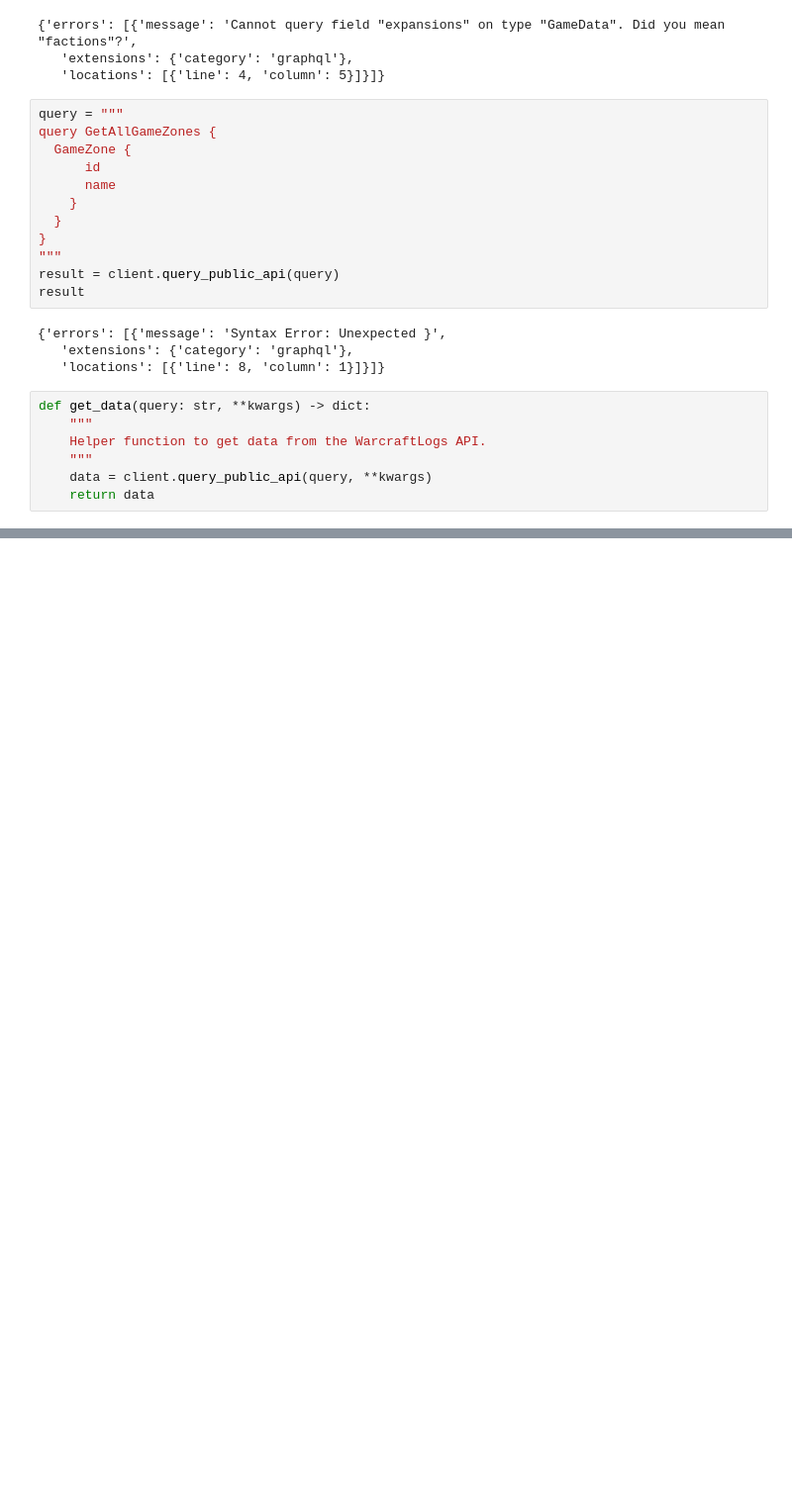
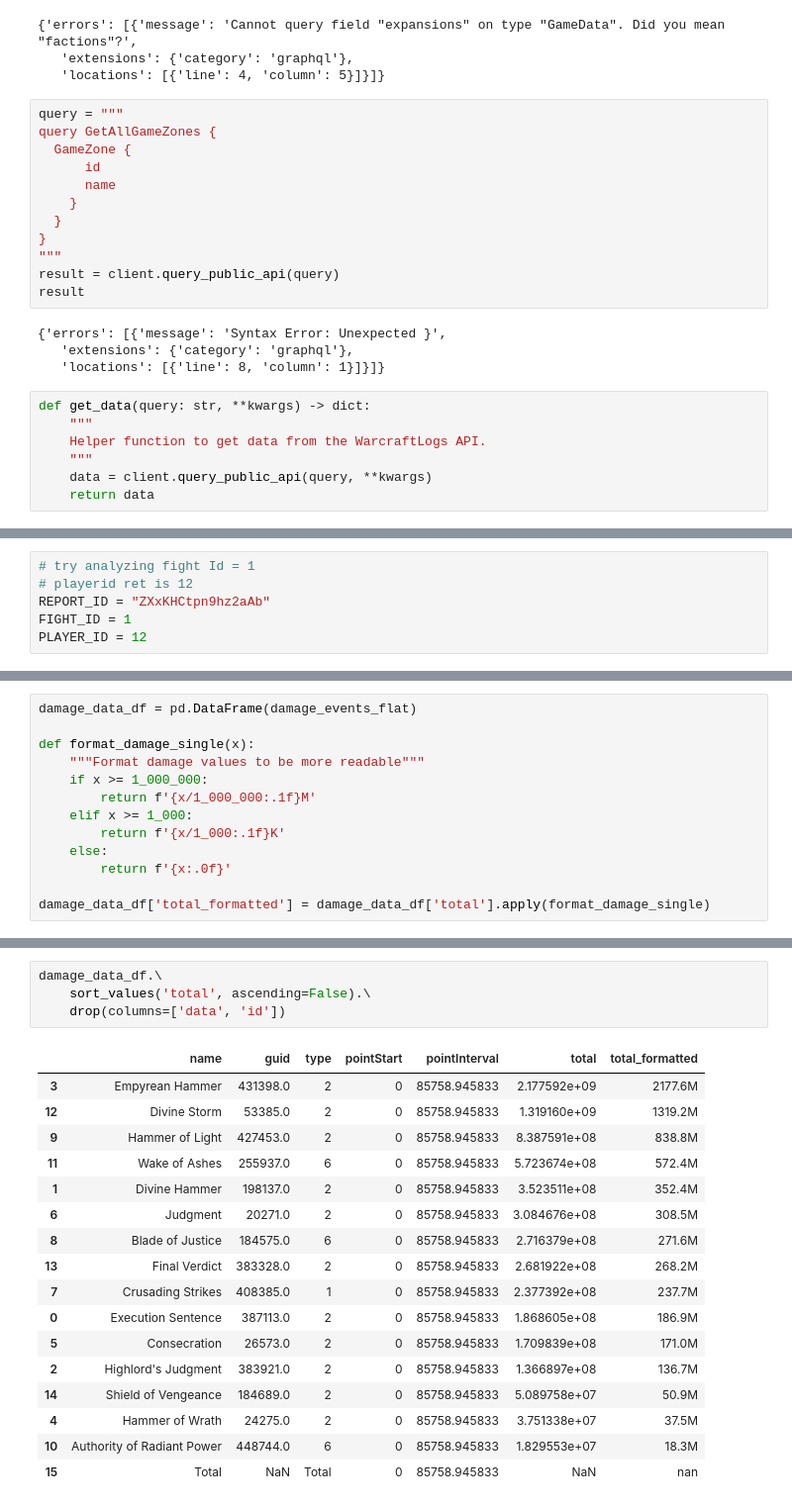
Before and after one commit to shex1627/warcraftlogs, a Jupyter notebook: notebooks/test_import.ipynb, the cells around one changed output, grey strips where cells are left out. Shown at 99% size. Saved outputs shown, nothing was run; the diff lists cells and outputs as text; blank space fills up the shorter version.

```diff
--- a/notebooks/test_import.ipynb
+++ b/notebooks/test_import.ipynb
@@ -74 +132,7 @@ resp = client.query_public_api(query, {"code":"ZXxKHCtpn9hz2aAb"})
+# %%
+# try analyzing fight Id = 1
+# playerid ret is 12
+REPORT_ID = "ZXxKHCtpn9hz2aAb"
+FIGHT_ID = 1
+PLAYER_ID = 12
 # %%
@@ -93,0 +468,13 @@ resp['data']['reportData']['report']['playerDetails']
+# %%
+damage_data_df = pd.DataFrame(damage_events_flat)
+
+def format_damage_single(x):
+    """Format damage values to be more readable"""
+    if x >= 1_000_000:
+        return f'{x/1_000_000:.1f}M'
+    elif x >= 1_000:
+        return f'{x/1_000:.1f}K'
+    else:
+        return f'{x:.0f}'
+
+damage_data_df['total_formatted'] = damage_data_df['total'].apply(format_damage_single)
@@ -93,0 +505,22 @@ resp['data']['reportData']['report']['playerDetails']
+# %%
+damage_data_df.\
+    sort_values('total', ascending=False).\
+    drop(columns=['data', 'id'])
+# %% [output]
+|  | name | guid | type | pointStart | pointInterval | total | total_formatted |
+| 3 | Empyrean Hammer | 431398.0 | 2 | 0 | 85758.945833 | 2.177592e+09 | 2177.6M |
+| 12 | Divine Storm | 53385.0 | 2 | 0 | 85758.945833 | 1.319160e+09 | 1319.2M |
+| 9 | Hammer of Light | 427453.0 | 2 | 0 | 85758.945833 | 8.387591e+08 | 838.8M |
+| 11 | Wake of Ashes | 255937.0 | 6 | 0 | 85758.945833 | 5.723674e+08 | 572.4M |
+| 1 | Divine Hammer | 198137.0 | 2 | 0 | 85758.945833 | 3.523511e+08 | 352.4M |
+| 6 | Judgment | 20271.0 | 2 | 0 | 85758.945833 | 3.084676e+08 | 308.5M |
+| 8 | Blade of Justice | 184575.0 | 6 | 0 | 85758.945833 | 2.716379e+08 | 271.6M |
+| 13 | Final Verdict | 383328.0 | 2 | 0 | 85758.945833 | 2.681922e+08 | 268.2M |
+| 7 | Crusading Strikes | 408385.0 | 1 | 0 | 85758.945833 | 2.377392e+08 | 237.7M |
+| 0 | Execution Sentence | 387113.0 | 2 | 0 | 85758.945833 | 1.868605e+08 | 186.9M |
+| 5 | Consecration | 26573.0 | 2 | 0 | 85758.945833 | 1.709839e+08 | 171.0M |
+| 2 | Highlord's Judgment | 383921.0 | 2 | 0 | 85758.945833 | 1.366897e+08 | 136.7M |
+| 14 | Shield of Vengeance | 184689.0 | 2 | 0 | 85758.945833 | 5.089758e+07 | 50.9M |
+| 4 | Hammer of Wrath | 24275.0 | 2 | 0 | 85758.945833 | 3.751338e+07 | 37.5M |
+| 10 | Authority of Radiant Power | 448744.0 | 6 | 0 | 85758.945833 | 1.829553e+07 | 18.3M |
+| 15 | Total | NaN | Total | 0 | 85758.945833 | NaN | nan |
```
Also changed, not shown: parts of 36 cells of this notebook, 7 other files.
